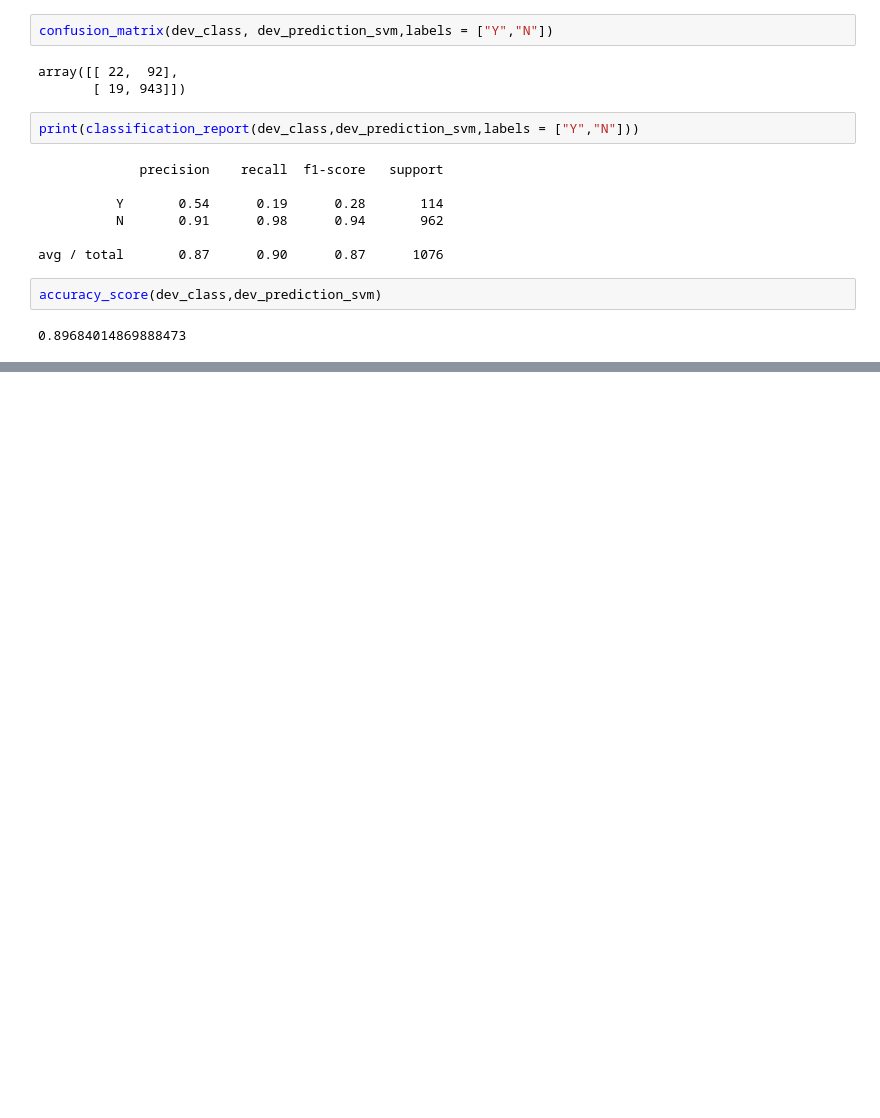
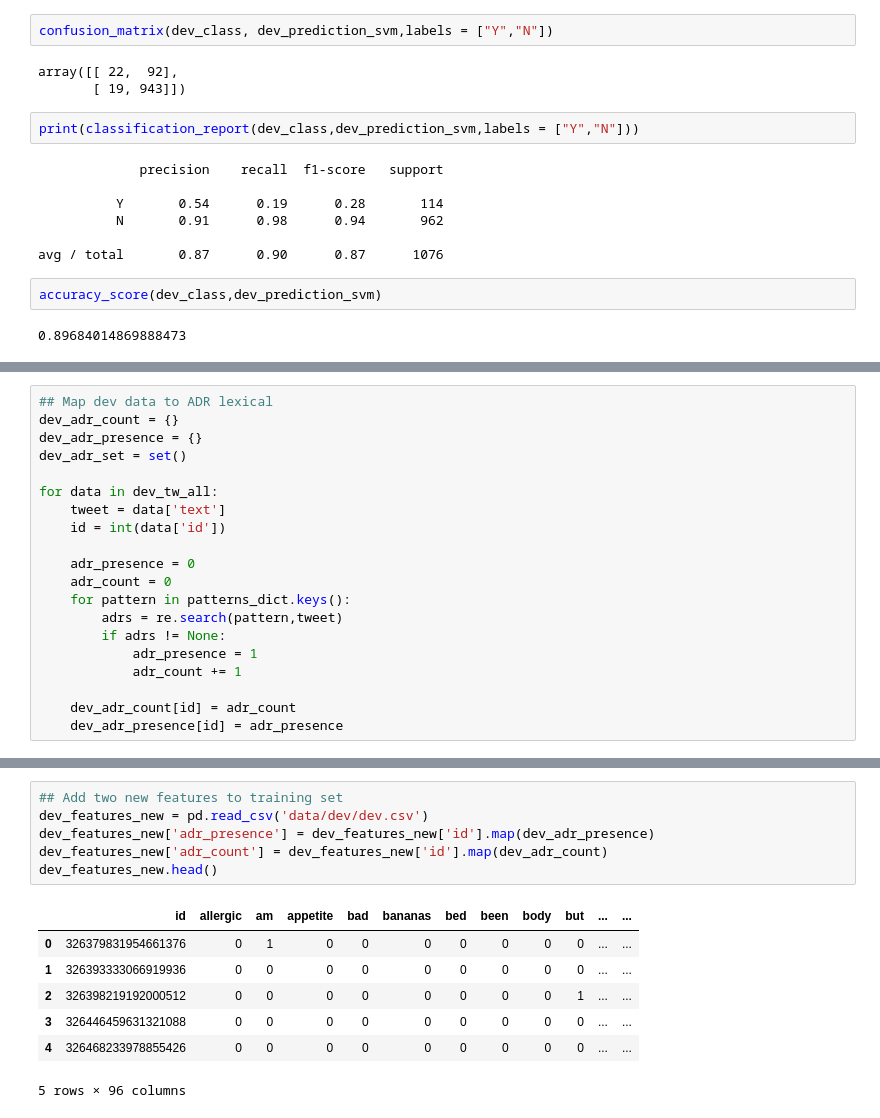
Before and after one commit to martindavid/tweet-analyzer-adverse-drug-reactions, a Jupyter notebook: Analysis.ipynb, the cells around one changed output, grey strips where cells are left out. Cells and saved outputs as stored; diff of their text form; blank space fills up the shorter version.

```diff
--- a/Analysis.ipynb
+++ b/Analysis.ipynb
@@ -269,0 +372,20 @@ svmClfRBF.fit(twtDf,sentiment)
+# %%
+## Map dev data to ADR lexical
+dev_adr_count = {}
+dev_adr_presence = {}
+dev_adr_set = set()
+
+for data in dev_tw_all:
+    tweet = data['text']
+    id = int(data['id'])
+
+    adr_presence = 0
+    adr_count = 0
+    for pattern in patterns_dict.keys():
+        adrs = re.search(pattern,tweet)
+        if adrs != None:
+            adr_presence = 1
+            adr_count += 1
+
+    dev_adr_count[id] = adr_count
+    dev_adr_presence[id] = adr_presence
@@ -269,0 +417,14 @@ svmClfRBF.fit(twtDf,sentiment)
+# %%
+## Add two new features to training set
+dev_features_new = pd.read_csv('data/dev/dev.csv')
+dev_features_new['adr_presence'] = dev_features_new['id'].map(dev_adr_presence)
+dev_features_new['adr_count'] = dev_features_new['id'].map(dev_adr_count)
+dev_features_new.head()
+# %% [output]
+|  | id | allergic | am | appetite | bad | bananas | bed | been | body | but | ... | ... |
+| 0 | 326379831954661376 | 0 | 1 | 0 | 0 | 0 | 0 | 0 | 0 | 0 | ... | ... |
+| 1 | 326393333066919936 | 0 | 0 | 0 | 0 | 0 | 0 | 0 | 0 | 0 | ... | ... |
+| 2 | 326398219192000512 | 0 | 0 | 0 | 0 | 0 | 0 | 0 | 0 | 1 | ... | ... |
+| 3 | 326446459631321088 | 0 | 0 | 0 | 0 | 0 | 0 | 0 | 0 | 0 | ... | ... |
+| 4 | 326468233978855426 | 0 | 0 | 0 | 0 | 0 | 0 | 0 | 0 | 0 | ... | ... |
+5 rows × 96 columns
```
Also changed, not shown: parts of 96 cells of this notebook, 10 other files.
